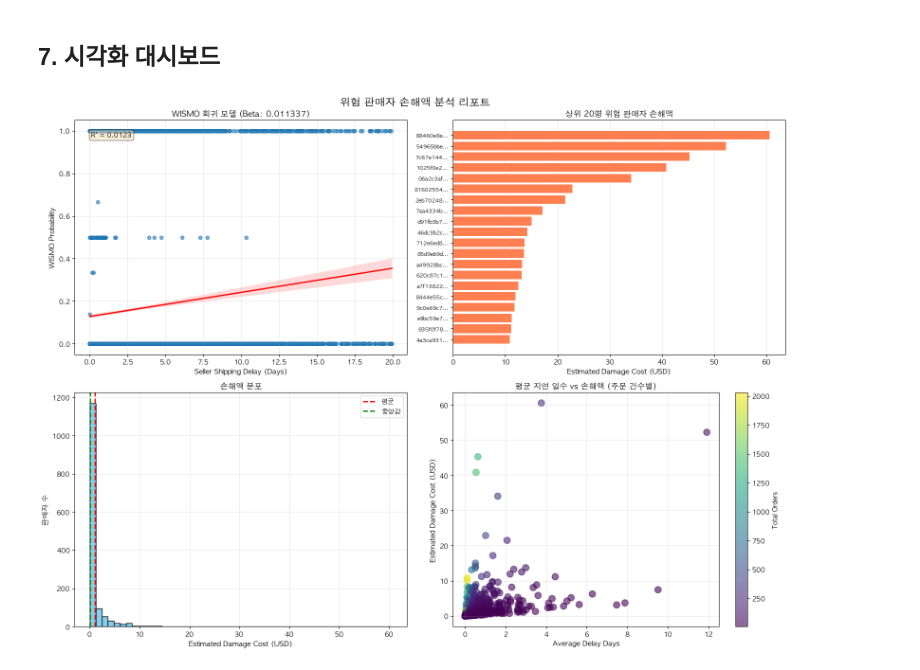
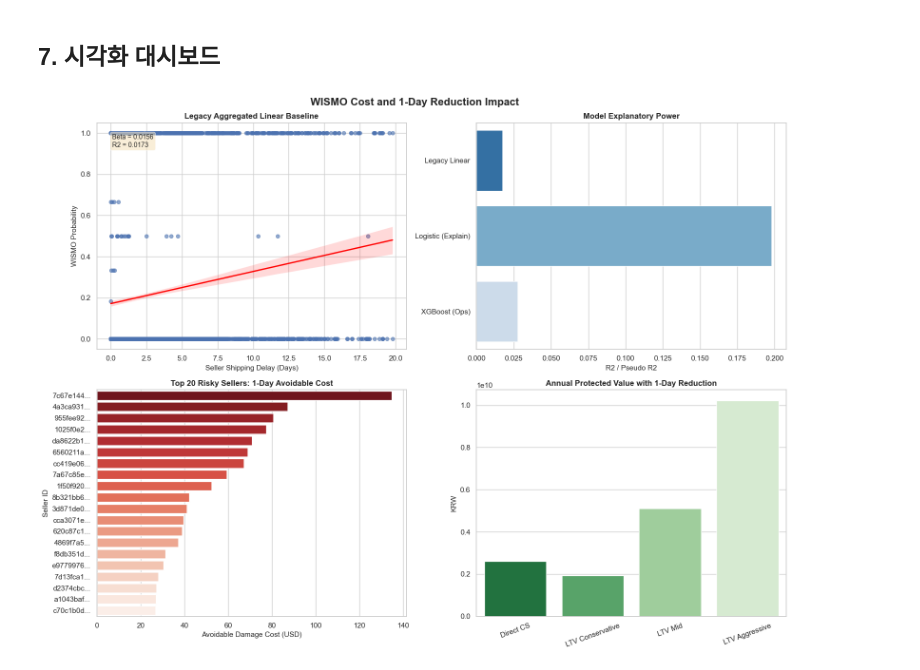
Before and after one commit to N0RT3U/Olist, a Jupyter notebook: notebooks/08_cost_analysis.ipynb, the cells around one changed output. Cells and saved outputs as stored; diff of their text form; code cells hidden in the pictures.

Commit message:
[김우주][feat] : WISMO 비용 분석 노트북과 시나리오 문서 정리

```diff
--- a/notebooks/08_cost_analysis.ipynb
+++ b/notebooks/08_cost_analysis.ipynb
@@ -24,10 +35,18 @@ plt.rcParams['axes.unicode_minus'] = False
 # %% [markdown]
 ## 1. 데이터 로드
 # %%
-orders = pd.read_csv('../data/olist_orders_dataset.csv')
-items = pd.read_csv('../data/olist_order_items_dataset.csv')
-reviews = pd.read_csv('../data/olist_order_reviews_dataset.csv')
-risk_sellers = pd.read_csv('../data/risk_report_result.csv')
+from pathlib import Path
+
+data_dir_candidates = [
+    Path('../data'),
+    Path(r'C:/Users/GAZI/Desktop/A_Proj/Olist/Olist_b/data'),
+]
+DATA_DIR = next((candidate for candidate in data_dir_candidates if (candidate / 'merged_olist.csv').exists()), None)
+if DATA_DIR is None:
+    raise FileNotFoundError('merged_olist.csv not found')
+
+risk_sellers = pd.read_csv(DATA_DIR / 'risk_report_result.csv')
+merged_df = pd.read_csv(DATA_DIR / 'merged_olist.csv')
 # %% [markdown]
 ## 2. 판매자 배송 지연 산출
 # %%
@@ -318,68 +477,51 @@ print("="*50)
 ## 7. 시각화 대시보드
 # %%
 fig, axes = plt.subplots(2, 2, figsize=(16, 12))
-fig.suptitle('위험 판매자 손해액 분석 리포트', fontsize=16, fontweight='bold')
+fig.suptitle('WISMO Cost and 1-Day Reduction Impact', fontsize=16, fontweight='bold')
 
-# (1) WISMO 회귀 모델
 ax1 = axes[0, 0]
 sns.regplot(
     x='delay_days',
     y='is_wismo',
     data=reg_data,
     scatter_kws={'s': 30, 'alpha': 0.6},
     line_kws={'color': 'red', 'linewidth': 2},
-    ax=ax1
+    ax=ax1,
 )
-ax1.set_title(f'WISMO 회귀 모델 (Beta: {beta:.6f})', fontsize=12, fontweight='bold')
+ax1.set_title('Legacy Aggregated Linear Baseline', fontsize=12, fontweight='bold')
 ax1.set_xlabel('Seller Shipping Delay (Days)', fontsize=11)
 ax1.set_ylabel('WISMO Probability', fontsize=11)
-ax1.grid(True, alpha=0.3)
-ax1.text(0.05, 0.95, f'R² = {r_squared:.4f}',
-         transform=ax1.transAxes, fontsize=10, verticalalignment='top',
-         bbox=dict(boxstyle='round', facecolor='wheat', alpha=0.5))
+ax1.text(0.05, 0.95, f'Beta = {legacy_beta:.4f}\nR2 = {legacy_r_squared:.4f}', transform=ax1.transAxes, fontsize=10, verticalalignment='top', bbox=dict(boxstyle='round', facecolor='wheat', alpha=0.5))
 
-# (2) 판매자별 손해액 (상위 20명)
 ax2 = axes[0, 1]
+comparison_df = pd.DataFrame({
+    'model': ['Legacy Linear', 'Logistic (Explain)', 'XGBoost (Ops)'],
+    'score': [legacy_r_squared, explain_metrics['pseudo_r2'], ops_metrics['pseudo_r2']],
+})
+sns.barplot(data=comparison_df, x='score', y='model', palette='Blues_r', ax=ax2)
+ax2.set_title('Model Explanatory Power', fontsize=12, fontweight='bold')
+ax2.set_xlabel('R2 / Pseudo R2', fontsize=11)
+ax2.set_ylabel('')
+
+ax3 = axes[1, 0]
 top20 = seller_damage_df.head(20)
-bars = ax2.barh(range(len(top20)), top20['estimated_damage_cost_usd'], color='coral')
-ax2.set_yticks(range(len(top20)))
-ax2.set_yticklabels(top20['seller_id'].str[:8] + '...', fontsize=8)
-ax2.set_xlabel('Estimated Damage Cost (USD)', fontsize=11)
-ax2.set_title('상위 20명 위험 판매자 손해액', fontsize=12, fontweight='bold')
-ax2.invert_yaxis()
-ax2.grid(axis='x', alpha=0.3)
+sns.barplot(data=top20, x='avoidable_damage_cost_usd_1day', y=top20['seller_id'].str[:8] + '...', palette='Reds_r', ax=ax3)
+ax3.set_title('Top 20 Risky Sellers: 1-Day Avoidable Cost', fontsize=12, fontweight='bold')
+ax3.set_xlabel('Avoidable Damage Cost (USD)', fontsize=11)
+ax3.set_ylabel('Seller ID', fontsize=11)
 
-# (3) 손해액 분포
-ax3 = axes[1, 0]
-ax3.hist(seller_damage_df['estimated_damage_cost_usd'], bins=50, color='skyblue', edgecolor='black')
-ax3.set_xlabel('Estimated Damage Cost (USD)', fontsize=11)
-ax3.set_ylabel('판매자 수', fontsize=11)
-ax3.set_title('손해액 분포', fontsize=12, fontweight='bold')
-ax3.axvline(seller_damage_df['estimated_damage_cost_usd'].mean(),
-            color='red', linestyle='--', linewidth=2, label='평균')
-ax3.axvline(seller_damage_df['estimated_damage_cost_usd'].median(),
-            color='green', linestyle='--', linewidth=2, label='중앙값')
-ax3.legend()
-ax3.grid(True, alpha=0.3)
-
-# (4) 평균 지연 일수 vs 손해액
 ax4 = axes[1, 1]
-scatter = ax4.scatter(
-    seller_damage_df['avg_delay_days'],
-    seller_damage_df['estimated_damage_cost_usd'],
-    c=seller_damage_df['total_orders'],
-    cmap='viridis',
-    alpha=0.6,
-    s=100
-)
-ax4.set_xlabel('Average Delay Days', fontsize=11)
-ax4.set_ylabel('Estimated Damage Cost (USD)', fontsize=11)
-ax4.set_title('평균 지연 일수 vs 손해액 (주문 건수별)', fontsize=12, fontweight='bold')
-ax4.grid(True, alpha=0.3)
-cbar = plt.colorbar(scatter, ax=ax4)
-cbar.set_label('Total Orders', fontsize=10)
+annual_value_df = pd.DataFrame({
+    'scenario': ['Direct CS', 'LTV Conservative', 'LTV Mid', 'LTV Aggressive'],
+    'krw': [savings_krw, ltv_scenarios['conservative'], ltv_scenarios['mid'], ltv_scenarios['aggressive']],
+})
+sns.barplot(data=annual_value_df, x='scenario', y='krw', palette='Greens_r', ax=ax4)
+ax4.set_title('Annual Protected Value with 1-Day Reduction', fontsize=12, fontweight='bold')
+ax4.set_xlabel('')
+ax4.set_ylabel('KRW', fontsize=11)
+ax4.tick_params(axis='x', rotation=20)
 
 plt.tight_layout()
 plt.show()
 # %% [output]
-[figure, old version]
+[figure, new version]
```
Also changed, not shown: parts of 13 cells of this notebook, 2 other files.
